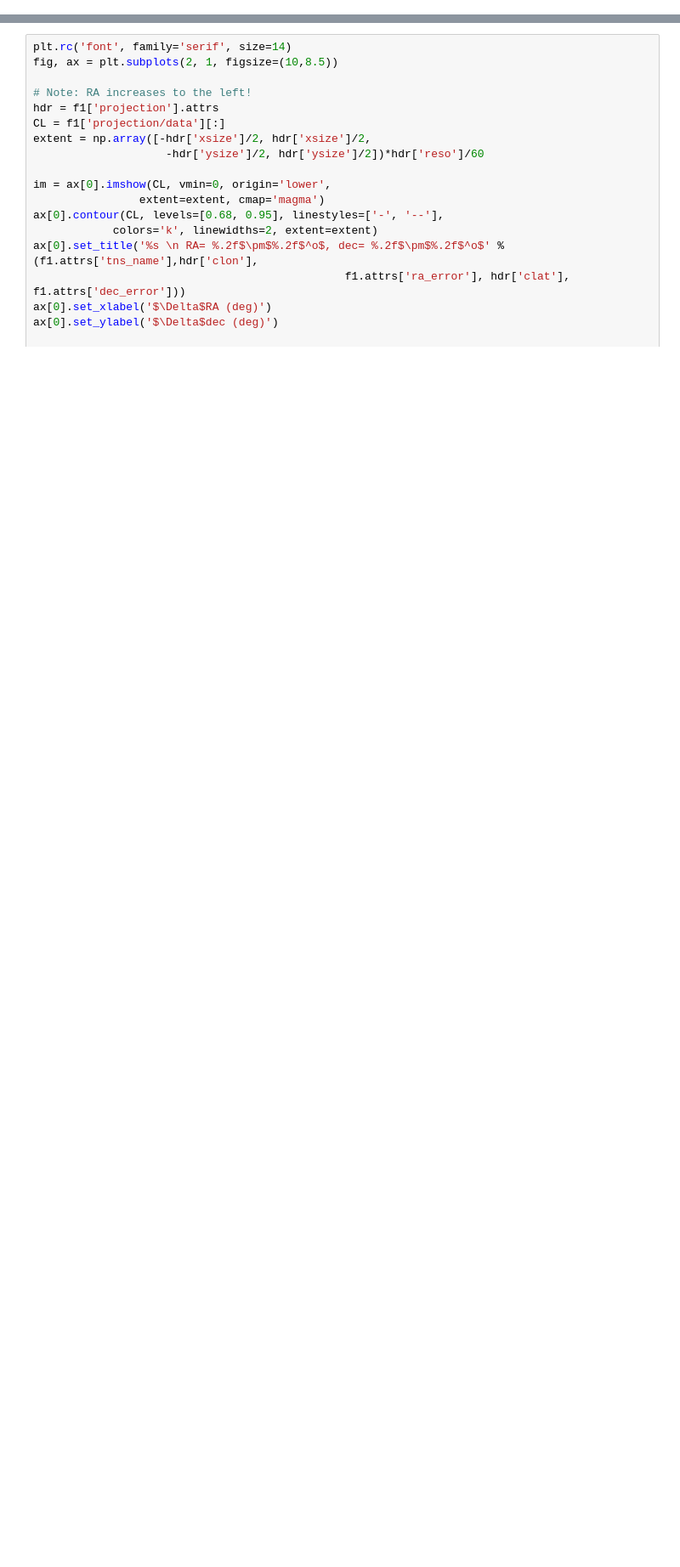
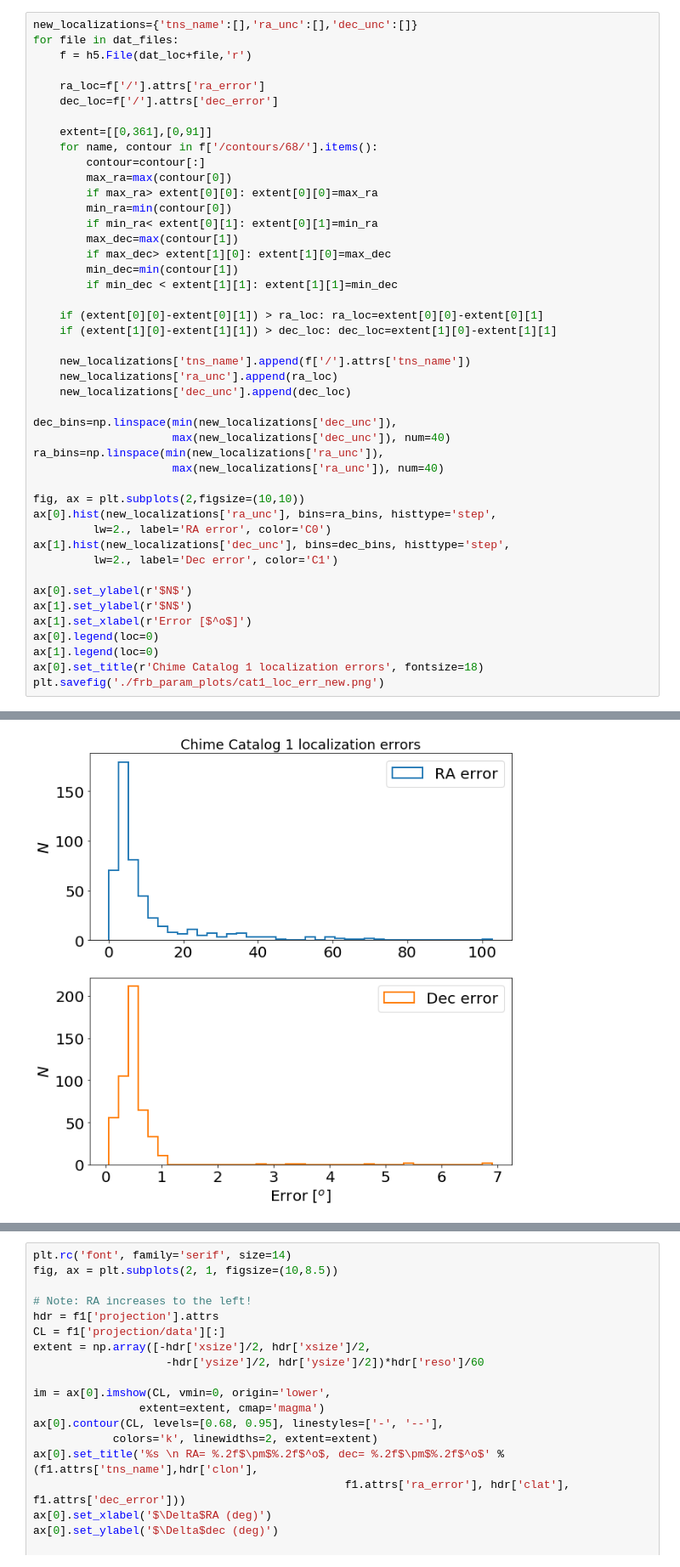
Before and after one commit to jessiethw/FRB, a Jupyter notebook: localizations.ipynb, the cells around one changed output, grey strips where cells are left out. Shown at 85% size. Saved outputs shown, nothing was run; the diff lists cells and outputs as text; blank space fills up the shorter version.

```diff
--- a/localizations.ipynb
+++ b/localizations.ipynb
@@ -68,0 +72,46 @@ describe(f1['/'])
+# %%
+new_localizations={'tns_name':[],'ra_unc':[],'dec_unc':[]}
+for file in dat_files:
+    f = h5.File(dat_loc+file,'r')
+
+    ra_loc=f['/'].attrs['ra_error']
+    dec_loc=f['/'].attrs['dec_error']
+
+    extent=[[0,361],[0,91]]
+    for name, contour in f['/contours/68/'].items():
+        contour=contour[:]
+        max_ra=max(contour[0])
+        if max_ra> extent[0][0]: extent[0][0]=max_ra
+        min_ra=min(contour[0])
+        if min_ra< extent[0][1]: extent[0][1]=min_ra
+        max_dec=max(contour[1])
+        if max_dec> extent[1][0]: extent[1][0]=max_dec
+        min_dec=min(contour[1])
+        if min_dec < extent[1][1]: extent[1][1]=min_dec
+
+    if (extent[0][0]-extent[0][1]) > ra_loc: ra_loc=extent[0][0]-extent[0][1]
+    if (extent[1][0]-extent[1][1]) > dec_loc: dec_loc=extent[1][0]-extent[1][1]
+
+    new_localizations['tns_name'].append(f['/'].attrs['tns_name'])
+    new_localizations['ra_unc'].append(ra_loc)
+    new_localizations['dec_unc'].append(dec_loc)
+
+dec_bins=np.linspace(min(new_localizations['dec_unc']),
+                     max(new_localizations['dec_unc']), num=40)
+ra_bins=np.linspace(min(new_localizations['ra_unc']),
+                     max(new_localizations['ra_unc']), num=40)
+
+fig, ax = plt.subplots(2,figsize=(10,10))
+ax[0].hist(new_localizations['ra_unc'], bins=ra_bins, histtype='step',
+         lw=2., label='RA error', color='C0')
+ax[1].hist(new_localizations['dec_unc'], bins=dec_bins, histtype='step',
+         lw=2., label='Dec error', color='C1')
+
+ax[0].set_ylabel(r'$N$')
+ax[1].set_ylabel(r'$N$')
+ax[1].set_xlabel(r'Error [$^o$]')
+ax[0].legend(loc=0)
+ax[1].legend(loc=0)
+ax[0].set_title(r'Chime Catalog 1 localization errors', fontsize=18)
+plt.savefig('./frb_param_plots/cat1_loc_err_new.png')
+# %% [output]
@@ -69 +119,2 @@ describe(f1['/'])
+[figure, added]
 # %%
```
Also changed, not shown: parts of 11 cells of this notebook.
